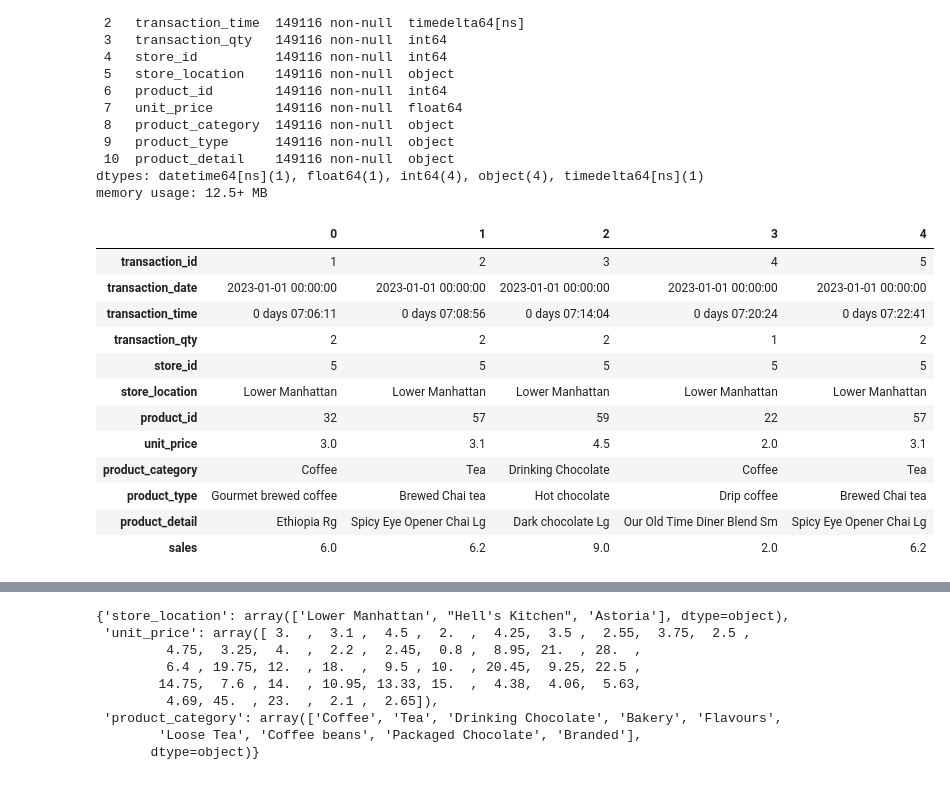
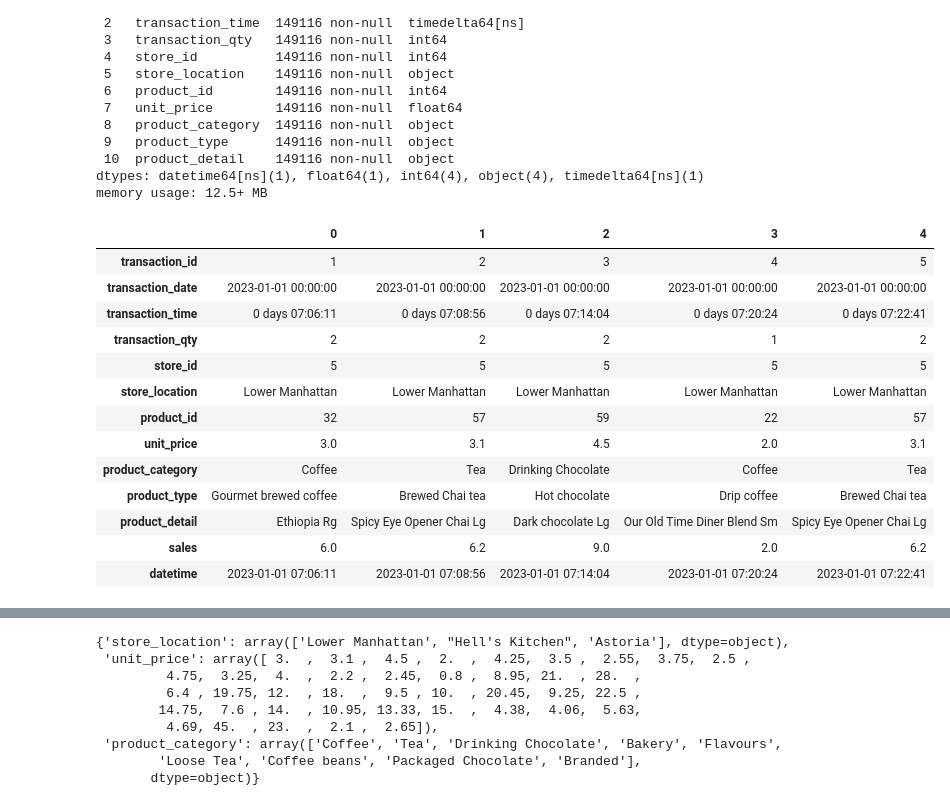
Before and after one commit to atharvaaswale/coffee-shop-sales, a Jupyter notebook: coffee_shop_sales.ipynb, the cells around one changed output, grey strips where cells are left out. Drawn from its saved outputs; the diff is of its cells as text; code cells hidden in the pictures.

```diff
--- a/coffee_shop_sales.ipynb
+++ b/coffee_shop_sales.ipynb
@@ -84,22 +84,23 @@ dtypes: datetime64[ns](1), float64(1), int64(4), object(4), timedelta64[ns](1)
 memory usage: 12.5+ MB
 # %%
 df['sales'] = df['transaction_qty'] * df['unit_price']
-
+df['datetime'] = df['transaction_date'] + df['transaction_time']
 df.head().T
 # %% [output]
 |  | 0 | 1 | 2 | 3 | 4 |
 | transaction_id | 1 | 2 | 3 | 4 | 5 |
 | transaction_date | 2023-01-01 00:00:00 | 2023-01-01 00:00:00 | 2023-01-01 00:00:00 | 2023-01-01 00:00:00 | 2023-01-01 00:00:00 |
 | transaction_time | 0 days 07:06:11 | 0 days 07:08:56 | 0 days 07:14:04 | 0 days 07:20:24 | 0 days 07:22:41 |
 | transaction_qty | 2 | 2 | 2 | 1 | 2 |
 | store_id | 5 | 5 | 5 | 5 | 5 |
 | store_location | Lower Manhattan | Lower Manhattan | Lower Manhattan | Lower Manhattan | Lower Manhattan |
 | product_id | 32 | 57 | 59 | 22 | 57 |
 | unit_price | 3.0 | 3.1 | 4.5 | 2.0 | 3.1 |
 | product_category | Coffee | Tea | Drinking Chocolate | Coffee | Tea |
 | product_type | Gourmet brewed coffee | Brewed Chai tea | Hot chocolate | Drip coffee | Brewed Chai tea |
 | product_detail | Ethiopia Rg | Spicy Eye Opener Chai Lg | Dark chocolate Lg | Our Old Time Diner Blend Sm | Spicy Eye Opener Chai Lg |
 | sales | 6.0 | 6.2 | 9.0 | 2.0 | 6.2 |
+| datetime | 2023-01-01 07:06:11 | 2023-01-01 07:08:56 | 2023-01-01 07:14:04 | 2023-01-01 07:20:24 | 2023-01-01 07:22:41 |
 # %%
 df.describe()
 # %% [output]
```
Also changed, not shown: parts of 6 cells of this notebook.
